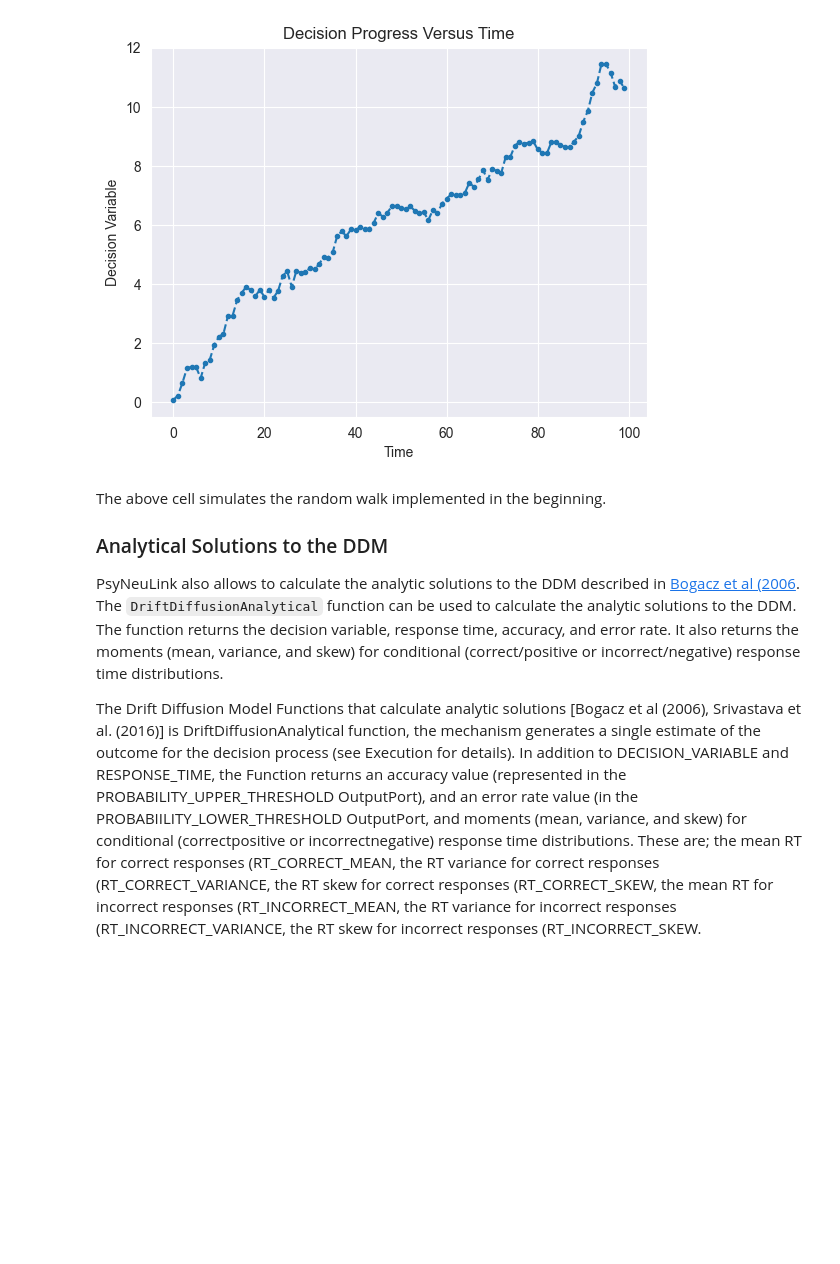
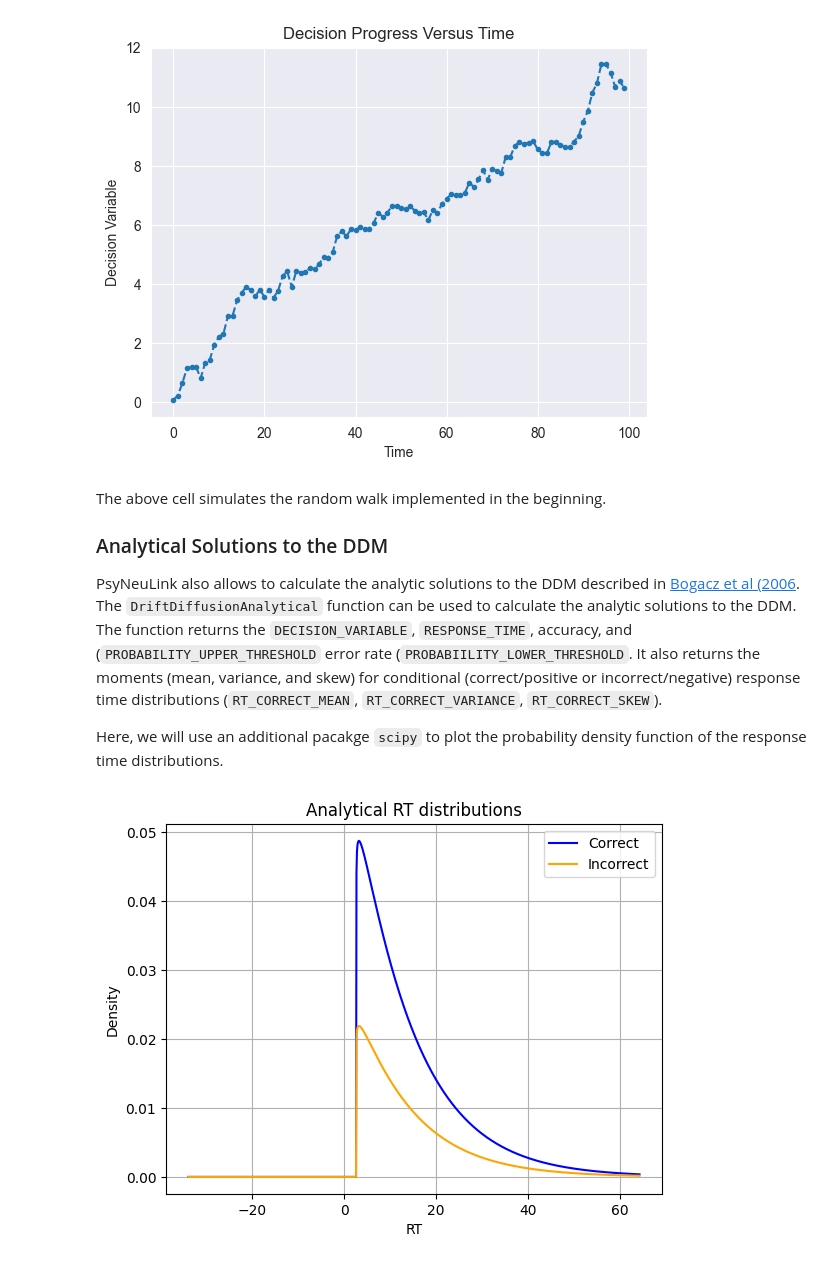
Before and after one commit to younesStrittmatter/502B, a Jupyter notebook: book/content/Decision Making/notebooks/1 Drift Diffusion Models.ipynb, the cells around one changed output. Drawn from its saved outputs; the diff is of its cells as text; code cells hidden in the pictures; blank space fills up the shorter version.

```diff
--- a/book/content/Decision Making/notebooks/1 Drift Diffusion Models.ipynb
+++ b/book/content/Decision Making/notebooks/1 Drift Diffusion Models.ipynb
@@ -346,6 +345,6 @@ The above cell simulates the random walk implemented in the beginning.
 
 ### Analytical Solutions to the DDM
 
-PsyNeuLink also allows to calculate the analytic solutions to the DDM described in [Bogacz et al (2006](). The `DriftDiffusionAnalytical` function can be used to calculate the analytic solutions to the DDM. The function returns the decision variable, response time, accuracy, and error rate. It also returns the moments (mean, variance, and skew) for conditional (correct/positive or incorrect/negative) response time distributions.
+PsyNeuLink also allows to calculate the analytic solutions to the DDM described in [Bogacz et al (2006](https://sites.engineering.ucsb.edu/~moehlis/moehlis_papers/psych.pdf). The `DriftDiffusionAnalytical` function can be used to calculate the analytic solutions to the DDM. The function returns the `DECISION_VARIABLE`, `RESPONSE_TIME`, accuracy, and (`PROBABILITY_UPPER_THRESHOLD` error rate (`PROBABIILITY_LOWER_THRESHOLD`. It also returns the moments (mean, variance, and skew) for conditional (correct/positive or incorrect/negative) response time distributions (`RT_CORRECT_MEAN`, `RT_CORRECT_VARIANCE`, `RT_CORRECT_SKEW`).
 
-The Drift Diffusion Model Functions that calculate analytic solutions [Bogacz et al (2006), Srivastava et al. (2016)] is DriftDiffusionAnalytical function, the mechanism generates a single estimate of the outcome for the decision process (see Execution for details). In addition to DECISION_VARIABLE and RESPONSE_TIME, the Function returns an accuracy value (represented in the PROBABILITY_UPPER_THRESHOLD OutputPort), and an error rate value (in the PROBABIILITY_LOWER_THRESHOLD OutputPort, and moments (mean, variance, and skew) for conditional (correctpositive or incorrectnegative) response time distributions. These are; the mean RT for correct responses (RT_CORRECT_MEAN, the RT variance for correct responses (RT_CORRECT_VARIANCE, the RT skew for correct responses (RT_CORRECT_SKEW, the mean RT for incorrect responses (RT_INCORRECT_MEAN, the RT variance for incorrect responses (RT_INCORRECT_VARIANCE, the RT skew for incorrect responses (RT_INCORRECT_SKEW.
+Here, we will use an additional pacakge `scipy` to plot the probability density function of the response time distributions.
@@ -351,0 +354,54 @@ The Drift Diffusion Model Functions that calculate analytic solutions [Bogacz et
+# %%
+from scipy.stats import pearson3
+num_trials = 1
+
+# Instate the DDM mechanism
+ddm_integrator = pnl.DDM(function=pnl.DriftDiffusionAnalytical(
+    noise=.25,
+    starting_value=0.0,
+    non_decision_time=0.0,
+    drift_rate=.05,
+    threshold=1.0),
+    output_ports=[pnl.PROBABILITY_UPPER_THRESHOLD, pnl.PROBABILITY_LOWER_THRESHOLD, pnl.RT_CORRECT_MEAN, pnl.RT_CORRECT_VARIANCE, pnl.RT_CORRECT_SKEW, pnl.RT_INCORRECT_MEAN, pnl.RT_INCORRECT_VARIANCE, pnl.RT_INCORRECT_SKEW]
+)
+
+# Create a compositions with only the integrator
+DDM = pnl.Composition(name='DDM')
+DDM.add_node(node=ddm_integrator)
+
+# Run it
+DDM.run(inputs={ddm_integrator: .5}, num_trials=num_trials, context='execid')
+
+# Extract the data (here we access the values directly)
+# vals = DDM.parameters.value
+probability_correct = ddm_integrator.output_ports[pnl.PROBABILITY_UPPER_THRESHOLD].value[0]
+probability_incorrect = ddm_integrator.output_ports[pnl.PROBABILITY_LOWER_THRESHOLD].value[0]
+
+rt_correct_mean = ddm_integrator.output_ports[pnl.RT_CORRECT_MEAN].value[0]
+rt_correct_variance = ddm_integrator.output_ports[pnl.RT_CORRECT_VARIANCE].value[0]
+rt_correct_skew = ddm_integrator.output_ports[pnl.RT_CORRECT_SKEW].value[0]
+rt_correct_std = np.sqrt(rt_correct_variance)
+
+rt_incorrect_mean = ddm_integrator.output_ports[pnl.RT_INCORRECT_MEAN].value[0]
+rt_incorrect_variance = ddm_integrator.output_ports[pnl.RT_INCORRECT_VARIANCE].value[0]
+rt_incorrect_skew = ddm_integrator.output_ports[pnl.RT_INCORRECT_SKEW].value[0]
+rt_incorrect_std = np.sqrt(rt_incorrect_variance)
+
+# Generate the Pearson Type III distributions
+x_correct = np.linspace(rt_correct_mean - 4 * rt_correct_std, rt_correct_mean + 4 * rt_correct_std, 1000)
+pdf_correct = pearson3.pdf(x_correct, rt_correct_skew, loc=rt_correct_mean, scale=rt_correct_std) * probability_correct
+
+x_incorrect = np.linspace(rt_incorrect_mean - 4 * rt_incorrect_std, rt_incorrect_mean + 4 * rt_incorrect_std, 1000)
+pdf_incorrect = pearson3.pdf(x_incorrect, rt_incorrect_skew, loc=rt_incorrect_mean, scale=rt_incorrect_std) * probability_incorrect
+
+# Plot the distribution
+plt.plot(x_correct, pdf_correct, label=f'Correct', color='blue')
+plt.plot(x_incorrect, pdf_incorrect, label=f'Incorrect', color='orange')
+plt.title('Analytical RT distributions')
+plt.xlabel('RT')
+plt.ylabel('Density')
+plt.legend()
+plt.grid()
+plt.show()
+# %% [output]
+[figure, added]
```
Also changed, not shown: parts of 15 cells of this notebook, 5 other files.
